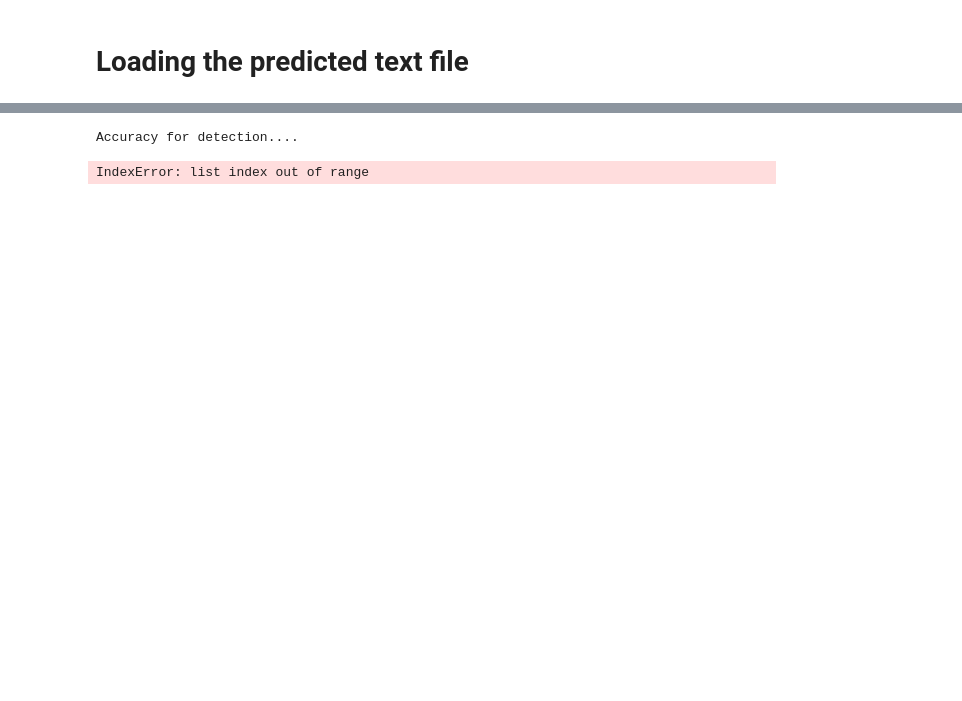
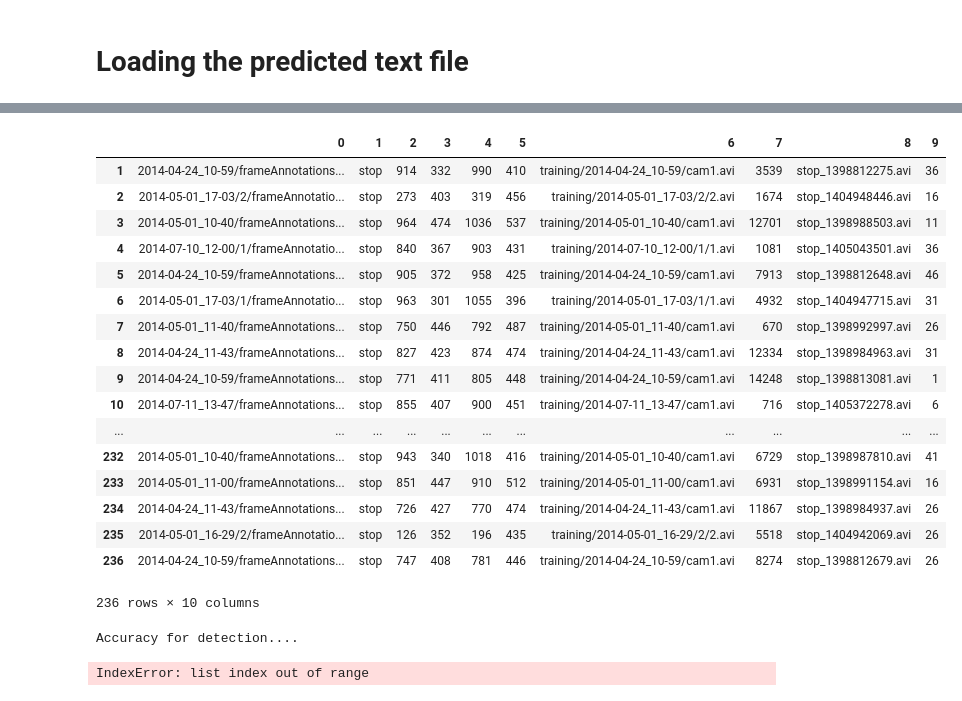
Before and after one commit to rremani/py-faster-rcnn-st, a Jupyter notebook: Accuracy_Check/Accuracy_check.ipynb, the cells around one changed output, grey strips where cells are left out. Cells and saved outputs as stored; diff of their text form; code cells hidden in the pictures; blank space fills up the shorter version.

Commit message:
Changing Accuracy.ipynb file

```diff
--- a/Accuracy_Check/Accuracy_check.ipynb
+++ b/Accuracy_Check/Accuracy_check.ipynb
@@ -13,3 +36,5 @@ from data_accuracy import *
+# %%
+df_tr=pd.read_csv('/home/ce/Documents/py-faster-rcnn/Accuracy_Check/annotationTools/sampleResults/stop-split2.csv',sep=';',header=None,dtype=str)
 # %%
 test_file = raw_input("Enter the original annotated txt file with path: ")
 df_test=pd.read_csv(test_file,sep=';',header=None,dtype=str)
@@ -32,3 +81,26 @@ print 'Bbox in float is updated to int'
+# %%
+df_tr=df_tr[1:]
+# %%
+df_tr
+# %% [output]
+|  | 0 | 1 | 2 | 3 | 4 | 5 | 6 | 7 | 8 | 9 |
+| 1 | 2014-04-24_10-59/frameAnnotations... | stop | 914 | 332 | 990 | 410 | training/2014-04-24_10-59/cam1.avi | 3539 | stop_1398812275.avi | 36 |
+| 2 | 2014-05-01_17-03/2/frameAnnotatio... | stop | 273 | 403 | 319 | 456 | training/2014-05-01_17-03/2/2.avi | 1674 | stop_1404948446.avi | 16 |
+| 3 | 2014-05-01_10-40/frameAnnotations... | stop | 964 | 474 | 1036 | 537 | training/2014-05-01_10-40/cam1.avi | 12701 | stop_1398988503.avi | 11 |
+| 4 | 2014-07-10_12-00/1/frameAnnotatio... | stop | 840 | 367 | 903 | 431 | training/2014-07-10_12-00/1/1.avi | 1081 | stop_1405043501.avi | 36 |
+| 5 | 2014-04-24_10-59/frameAnnotations... | stop | 905 | 372 | 958 | 425 | training/2014-04-24_10-59/cam1.avi | 7913 | stop_1398812648.avi | 46 |
+| 6 | 2014-05-01_17-03/1/frameAnnotatio... | stop | 963 | 301 | 1055 | 396 | training/2014-05-01_17-03/1/1.avi | 4932 | stop_1404947715.avi | 31 |
+| 7 | 2014-05-01_11-40/frameAnnotations... | stop | 750 | 446 | 792 | 487 | training/2014-05-01_11-40/cam1.avi | 670 | stop_1398992997.avi | 26 |
+| 8 | 2014-04-24_11-43/frameAnnotations... | stop | 827 | 423 | 874 | 474 | training/2014-04-24_11-43/cam1.avi | 12334 | stop_1398984963.avi | 31 |
+| 9 | 2014-04-24_10-59/frameAnnotations... | stop | 771 | 411 | 805 | 448 | training/2014-04-24_10-59/cam1.avi | 14248 | stop_1398813081.avi | 1 |
+| 10 | 2014-07-11_13-47/frameAnnotations... | stop | 855 | 407 | 900 | 451 | training/2014-07-11_13-47/cam1.avi | 716 | stop_1405372278.avi | 6 |
+| ... | ... | ... | ... | ... | ... | ... | ... | ... | ... | ... |
+| 232 | 2014-05-01_10-40/frameAnnotations... | stop | 943 | 340 | 1018 | 416 | training/2014-05-01_10-40/cam1.avi | 6729 | stop_1398987810.avi | 41 |
+| 233 | 2014-05-01_11-00/frameAnnotations... | stop | 851 | 447 | 910 | 512 | training/2014-05-01_11-00/cam1.avi | 6931 | stop_1398991154.avi | 16 |
+| 234 | 2014-04-24_11-43/frameAnnotations... | stop | 726 | 427 | 770 | 474 | training/2014-04-24_11-43/cam1.avi | 11867 | stop_1398984937.avi | 26 |
+| 235 | 2014-05-01_16-29/2/frameAnnotatio... | stop | 126 | 352 | 196 | 435 | training/2014-05-01_16-29/2/2.avi | 5518 | stop_1404942069.avi | 26 |
+| 236 | 2014-04-24_10-59/frameAnnotations... | stop | 747 | 408 | 781 | 446 | training/2014-04-24_10-59/cam1.avi | 8274 | stop_1398812679.avi | 26 |
+236 rows × 10 columns
 # %%
 print 'Merging duplicates...'
 print len(df_test_pred)
```
Also changed, not shown: parts of 10 cells of this notebook.
